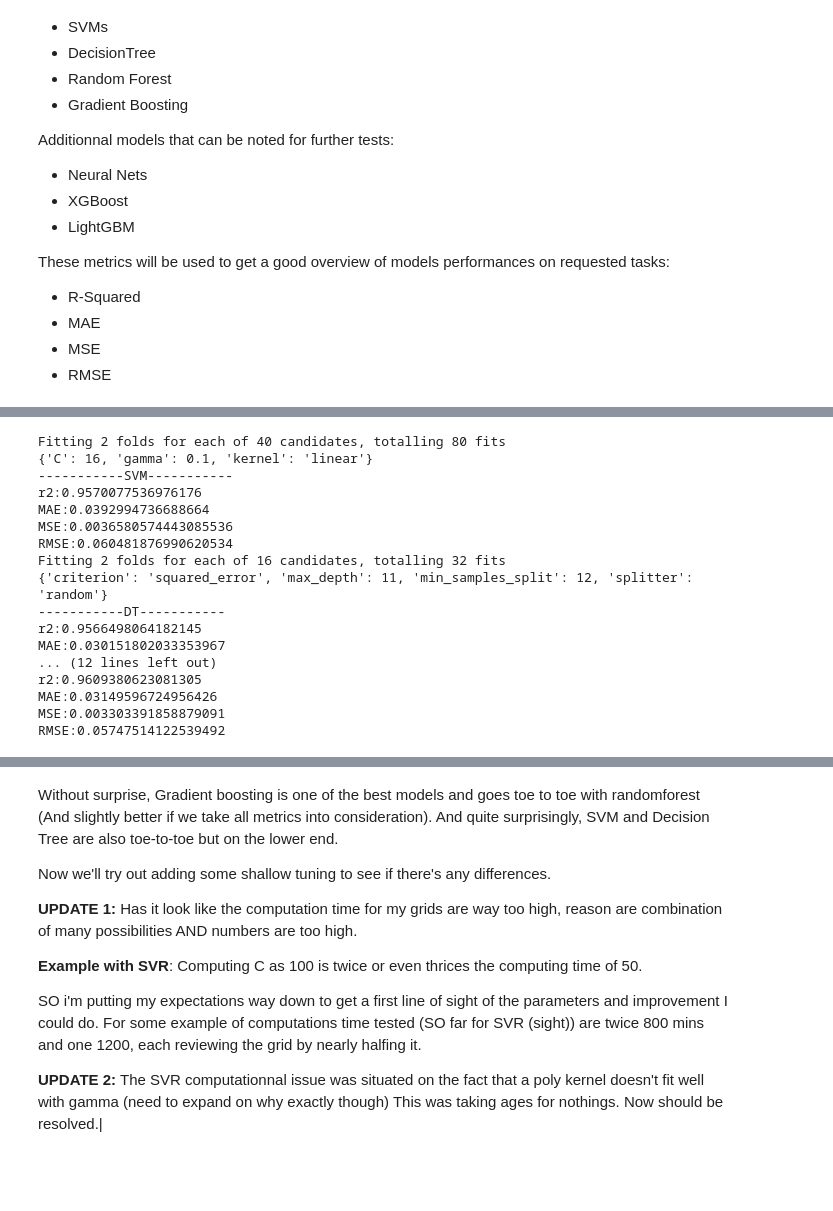
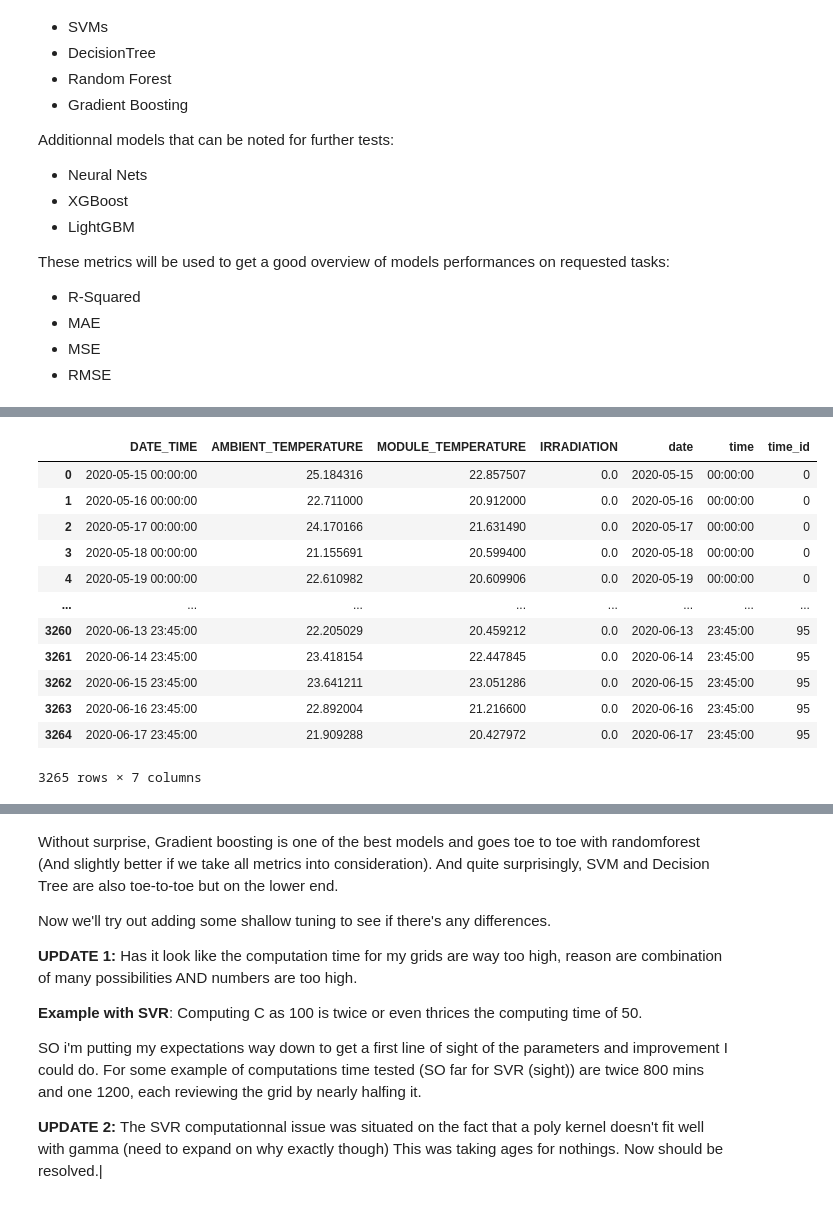
Before and after one commit to antoninchafiol/SolarPW, a Jupyter notebook: missliers.ipynb, the cells around one changed output, grey strips where cells are left out. Saved outputs shown, nothing was run; the diff lists cells and outputs as text; code cells hidden in the pictures; blank space fills up the shorter version.

Commit message:
[UPDT] - Sensor dataset processed

```diff
--- a/missliers.ipynb
+++ b/missliers.ipynb
@@ -20,19 +20,21 @@ Finally, we'll save the new dataset as parquet file.
 # %%
 from src.data_prep import *
 from src.feature_engineering import *
+from sklearn.model_selection import train_test_split
+
 # Load both training and dataset used for end completion.
-dfs = load_sensor("dataset/Plant_1_Weather_Sensor_Data.csv", save=False)
+dfs = load_sensor("dataset/Plant_2_Weather_Sensor_Data.csv", save=False)
 # Get the X and y for all expectedd values
-irr_X, irr_y = sensor_for_irradiation(dfs[0])
-atemp_X, atemp_y = sensor_for_ambient_temp(dfs[0])
-mtemp_X, mtemp_y = sensor_for_module_temp(dfs[0])
+irr_X, irr_y = lone_sensor_for_irradiation(dfs[0])
+atemp_X, atemp_y = lone_sensor_for_ambient_temp(dfs[0])
+mtemp_X, mtemp_y = lone_sensor_for_module_temp(dfs[0])
 
 random_state_nb = 42
 test_size = 0.2
 
 irrX_train, irrX_dev, irry_train, irry_dev = train_test_split(irr_X, irr_y, test_size=test_size, random_state=random_state_nb)
-atempX_train, atempX_dev, atempy_train, atempy_dev = train_test_split(at_X, at_y, test_size=test_size, random_state=random_state_nb)
-mtempX_train, mtempX_dev, mtempy_train, mtempy_dev =  train_test_split(amX, amy, test_size=test_size, random_state=random_state_nb)
+atempX_train, atempX_dev, atempy_train, atempy_dev = train_test_split(atemp_X, atemp_y, test_size=test_size, random_state=random_state_nb)
+mtempX_train, mtempX_dev, mtempy_train, mtempy_dev =  train_test_split(mtemp_X, mtemp_y, test_size=test_size, random_state=random_state_nb)
 
 
 Xs = {
@@ -78,7 +80,3 @@ model_d = {
     'AMBIENT_TEMPERATURE': mtemp_model,
     'MODULE_TEMPERATURE': atemp_model,
 }
-
-
-for k,v in model_d.items():
-    model_d[k] = normgb_opt(Xs[k], ys[k])
@@ -85,4 +90,2 @@ for k,v in model_d.items():
 # %%
-# Applying mdels
-
-changed_df = write_df(dfs[1])
+changed_df = write_df(model_d, dfs[1])
@@ -89,27 +108,16 @@ changed_df = write_df(dfs[1])
-# %%
-
-from src.model import *
-mods = []
-for m in ['SVM', 'DT', 'RF', 'GB']:
-    model, metrics = model_testing(irr_X,irr_y, m)
-    mods.append(mods)
-    print(f'-----------{m}-----------')
-    print(f"r2:{metrics['r2']}\nMAE:{metrics['MAE']}\nMSE:{metrics['MSE']}\nRMSE:{metrics['RMSE']}")
-# %% [output]
-Fitting 2 folds for each of 40 candidates, totalling 80 fits
-{'C': 16, 'gamma': 0.1, 'kernel': 'linear'}
------------SVM-----------
-r2:0.9570077536976176
-MAE:0.0392994736688664
-MSE:0.0036580574443085536
-RMSE:0.060481876990620534
-Fitting 2 folds for each of 16 candidates, totalling 32 fits
-{'criterion': 'squared_error', 'max_depth': 11, 'min_samples_split': 12, 'splitter': 'random'}
------------DT-----------
-r2:0.9566498064182145
-MAE:0.030151802033353967
-... (12 lines left out)
-r2:0.9609380623081305
-MAE:0.03149596724956426
-MSE:0.003303391858879091
-RMSE:0.05747514122539492
+# %%
+changed_df
+# %% [output]
+|  | DATE_TIME | AMBIENT_TEMPERATURE | MODULE_TEMPERATURE | IRRADIATION | date | time | time_id |
+| 0 | 2020-05-15 00:00:00 | 25.184316 | 22.857507 | 0.0 | 2020-05-15 | 00:00:00 | 0 |
+| 1 | 2020-05-16 00:00:00 | 22.711000 | 20.912000 | 0.0 | 2020-05-16 | 00:00:00 | 0 |
+| 2 | 2020-05-17 00:00:00 | 24.170166 | 21.631490 | 0.0 | 2020-05-17 | 00:00:00 | 0 |
+| 3 | 2020-05-18 00:00:00 | 21.155691 | 20.599400 | 0.0 | 2020-05-18 | 00:00:00 | 0 |
+| 4 | 2020-05-19 00:00:00 | 22.610982 | 20.609906 | 0.0 | 2020-05-19 | 00:00:00 | 0 |
+| ... | ... | ... | ... | ... | ... | ... | ... |
+| 3260 | 2020-06-13 23:45:00 | 22.205029 | 20.459212 | 0.0 | 2020-06-13 | 23:45:00 | 95 |
+| 3261 | 2020-06-14 23:45:00 | 23.418154 | 22.447845 | 0.0 | 2020-06-14 | 23:45:00 | 95 |
+| 3262 | 2020-06-15 23:45:00 | 23.641211 | 23.051286 | 0.0 | 2020-06-15 | 23:45:00 | 95 |
+| 3263 | 2020-06-16 23:45:00 | 22.892004 | 21.216600 | 0.0 | 2020-06-16 | 23:45:00 | 95 |
+| 3264 | 2020-06-17 23:45:00 | 21.909288 | 20.427972 | 0.0 | 2020-06-17 | 23:45:00 | 95 |
+3265 rows × 7 columns
```
Also changed, not shown: parts of 6 cells of this notebook, 2 other files.
